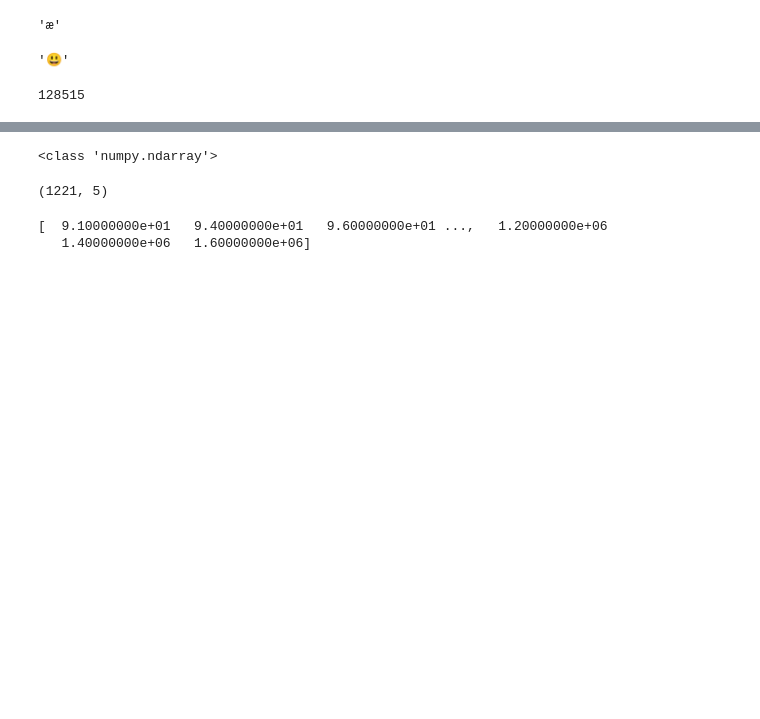
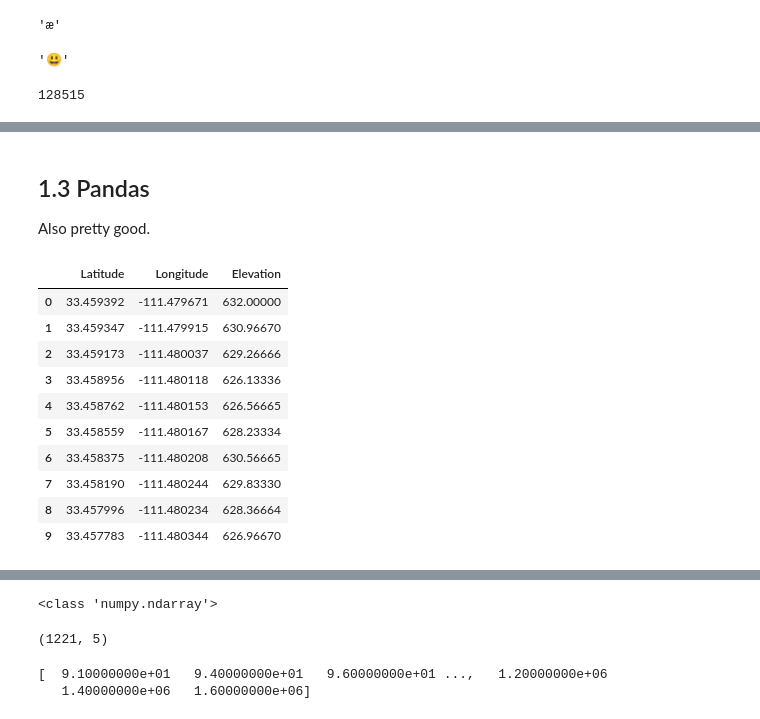
Before and after one commit to prickly-pythons/prickly-pythons, a Jupyter notebook: code_from_meetings/reading_data/reading_data.ipynb, the cells around one changed output, grey strips where cells are left out. Cells and saved outputs as stored; diff of their text form; code cells hidden in the pictures; blank space fills up the shorter version.

```diff
--- a/code_from_meetings/reading_data/reading_data.ipynb
+++ b/code_from_meetings/reading_data/reading_data.ipynb
@@ -61,0 +235,21 @@ ord('😃')
+# %% [markdown]
+## 1.3 Pandas
+Also pretty good.
+# %%
+import pandas as pd
+
+data_path = 'test_data/Flatiron.csv'
+df = pd.read_csv(data_path, skiprows=0)
+df.head(10)
+# %% [output]
+|  | Latitude | Longitude | Elevation |
+| 0 | 33.459392 | -111.479671 | 632.00000 |
+| 1 | 33.459347 | -111.479915 | 630.96670 |
+| 2 | 33.459173 | -111.480037 | 629.26666 |
+| 3 | 33.458956 | -111.480118 | 626.13336 |
+| 4 | 33.458762 | -111.480153 | 626.56665 |
+| 5 | 33.458559 | -111.480167 | 628.23334 |
+| 6 | 33.458375 | -111.480208 | 630.56665 |
+| 7 | 33.458190 | -111.480244 | 629.83330 |
+| 8 | 33.457996 | -111.480234 | 628.36664 |
+| 9 | 33.457783 | -111.480344 | 626.96670 |
```
Also changed, not shown: parts of 26 cells of this notebook, 1 other file.
